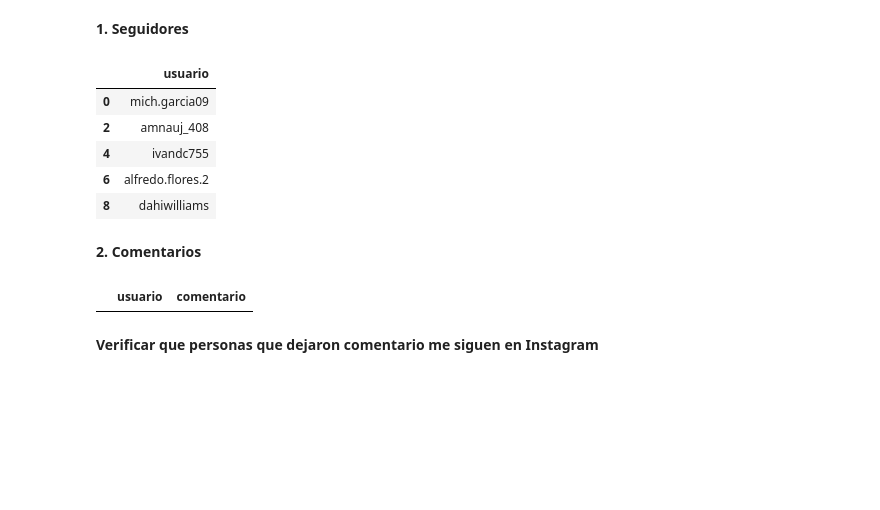
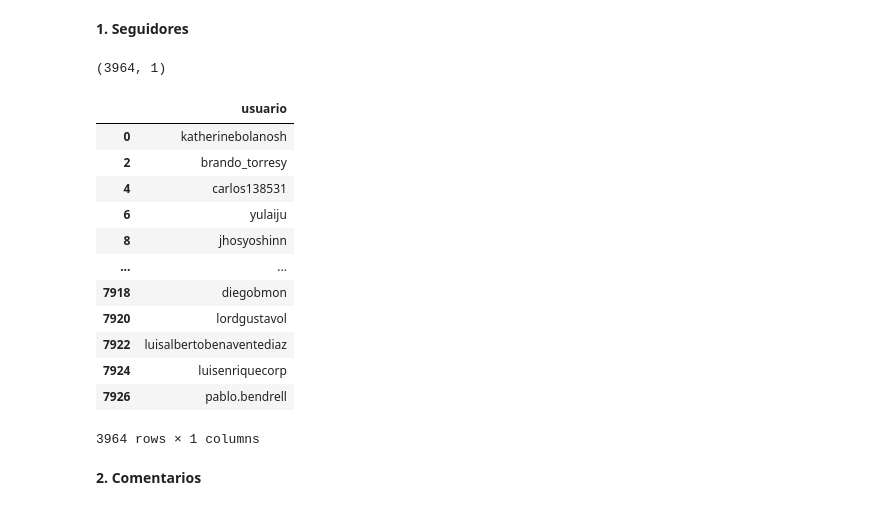
Before and after one commit to gflores1092/ClasesMissYera, a Jupyter notebook: Python/Soy_un_pollito.ipynb, the cells around one changed output. Cells and saved outputs as stored; diff of their text form; code cells hidden in the pictures; blank space fills up the shorter version.

```diff
--- a/Python/Soy_un_pollito.ipynb
+++ b/Python/Soy_un_pollito.ipynb
@@ -48,14 +49,25 @@ followers = (
     .query('~followers.str.contains(r"AM$|PM$")')
     .rename(columns={'followers': 'usuario'})
 )
+# %%
+followers.shape
+# %% [output]
+(3964, 1)
 # %%
-followers.head()
+followers
 # %% [output]
 |  | usuario |
-| 0 | mich.garcia09 |
-| 2 | amnauj_408 |
-| 4 | ivandc755 |
-| 6 | alfredo.flores.2 |
-| 8 | dahiwilliams |
+| 0 | katherinebolanosh |
+| 2 | brando_torresy |
+| 4 | carlos138531 |
+| 6 | yulaiju |
+| 8 | jhosyoshinn |
+| ... | ... |
+| 7918 | diegobmon |
+| 7920 | lordgustavol |
+| 7922 | luisalbertobenaventediaz |
+| 7924 | luisenriquecorp |
+| 7926 | pablo.bendrell |
+3964 rows × 1 columns
 # %% [markdown]
 **2. Comentarios**
@@ -84,6 +73,0 @@ comments = (
-# %%
-comments.query("usuario=='edmerjhoel'")
-# %% [output]
-|  | usuario | comentario |
-# %% [markdown]
-**Verificar que personas que dejaron comentario me siguen en Instagram**
```
Also changed, not shown: parts of 45 cells of this notebook.
